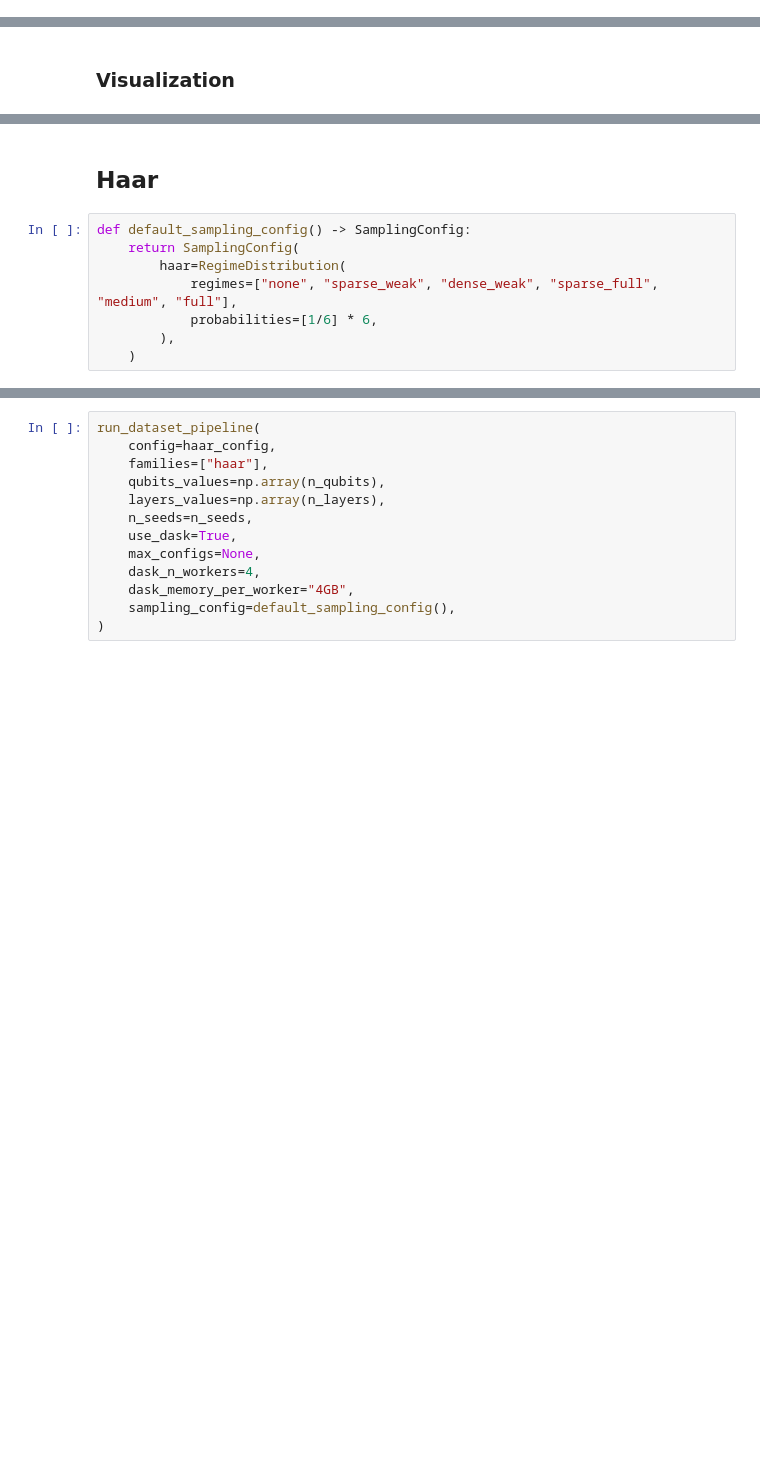
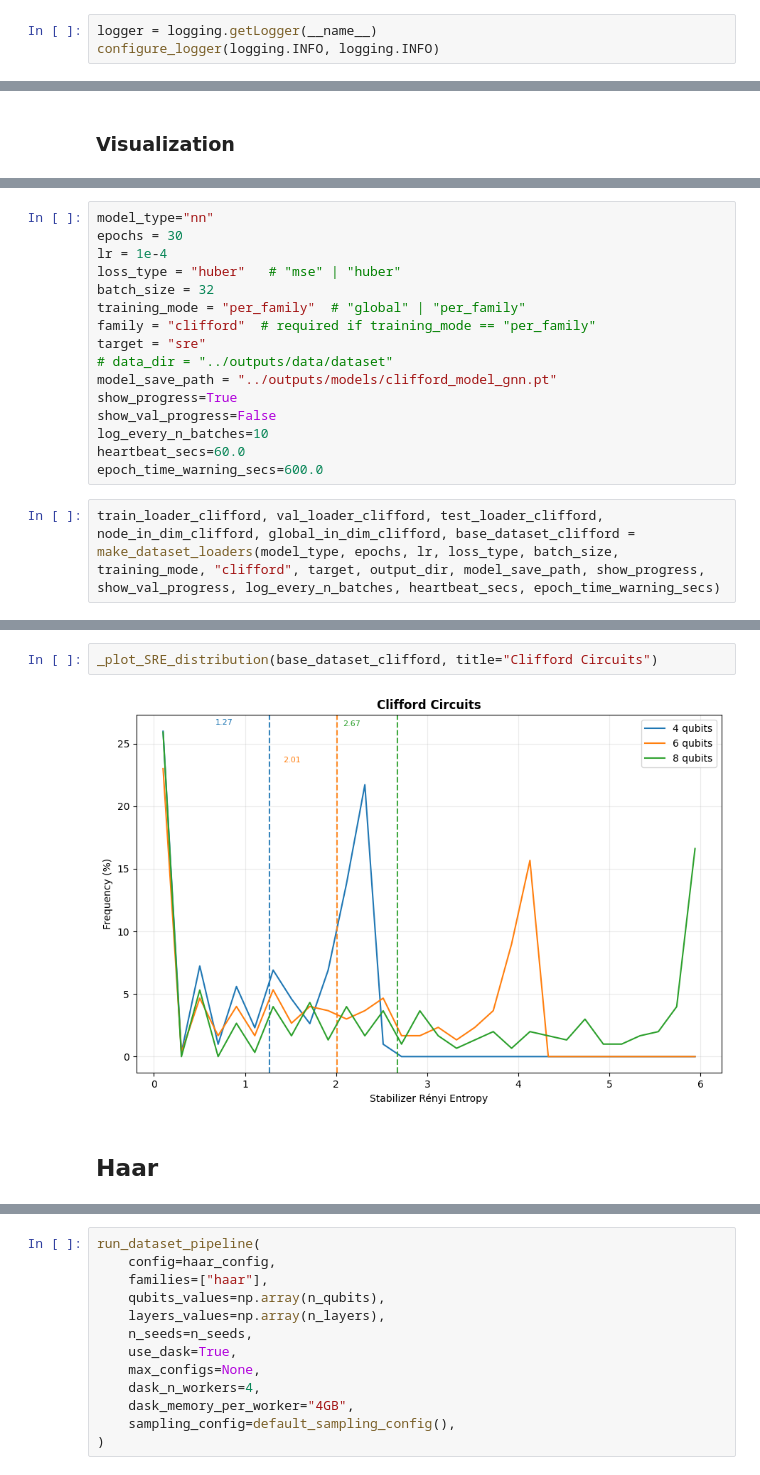
Before and after one commit to VicLambert/qml-quansistor-entropy, a Jupyter notebook: qqe/notebooks/SRE_distributions.ipynb, the cells around one changed output, grey strips where cells are left out. Saved outputs shown, nothing was run; the diff lists cells and outputs as text; blank space fills up the shorter version.

```diff
--- a/qqe/notebooks/SRE_distributions.ipynb
+++ b/qqe/notebooks/SRE_distributions.ipynb
@@ -45,3 +27,6 @@ from qqe.src.GNN.training.train_config import TrainConfig
 
 from collections.abc import Callable
 Loader = Callable[..., Any]
+# %%
+logger = logging.getLogger(__name__)
+configure_logger(logging.INFO, logging.INFO)
@@ -156,0 +253,18 @@ for family in df["family"].unique():
+# %%
+model_type="nn"
+epochs = 30
+lr = 1e-4
+loss_type = "huber"   # "mse" | "huber"
+batch_size = 32
+training_mode = "per_family"  # "global" | "per_family"
+family = "clifford"  # required if training_mode == "per_family"
+target = "sre"
+# data_dir = "../outputs/data/dataset"
+model_save_path = "../outputs/models/clifford_model_gnn.pt"
+show_progress=True
+show_val_progress=False
+log_every_n_batches=10
+heartbeat_secs=60.0
+epoch_time_warning_secs=600.0
+# %%
+train_loader_clifford, val_loader_clifford, test_loader_clifford, node_in_dim_clifford, global_in_dim_clifford, base_dataset_clifford = make_dataset_loaders(model_type, epochs, lr, loss_type, batch_size, training_mode, "clifford", target, output_dir, model_save_path, show_progress, show_val_progress, log_every_n_batches, heartbeat_secs, epoch_time_warning_secs)
@@ -157,10 +275,6 @@ for family in df["family"].unique():
+# %%
+_plot_SRE_distribution(base_dataset_clifford, title="Clifford Circuits")
+# %% [output]
+[figure, added]
 # %% [markdown]
 ## Haar
-# %%
-def default_sampling_config() -> SamplingConfig:
-    return SamplingConfig(
-        haar=RegimeDistribution(
-            regimes=["none", "sparse_weak", "dense_weak", "sparse_full", "medium", "full"],
-            probabilities=[1/6] * 6,
-        ),
-    )
```
Also changed, not shown: parts of 32 cells of this notebook, 4 other files.
